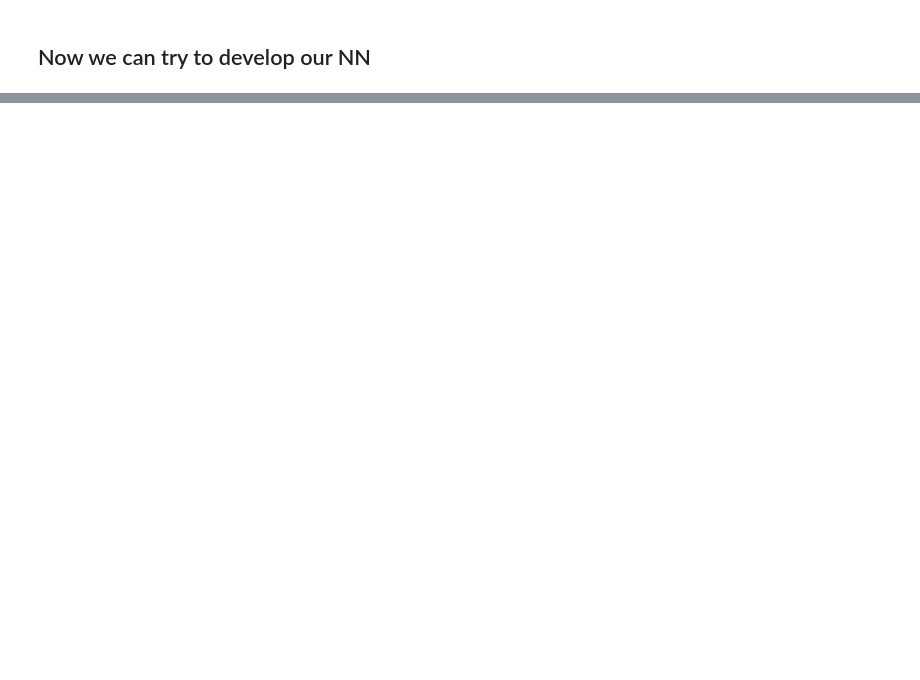
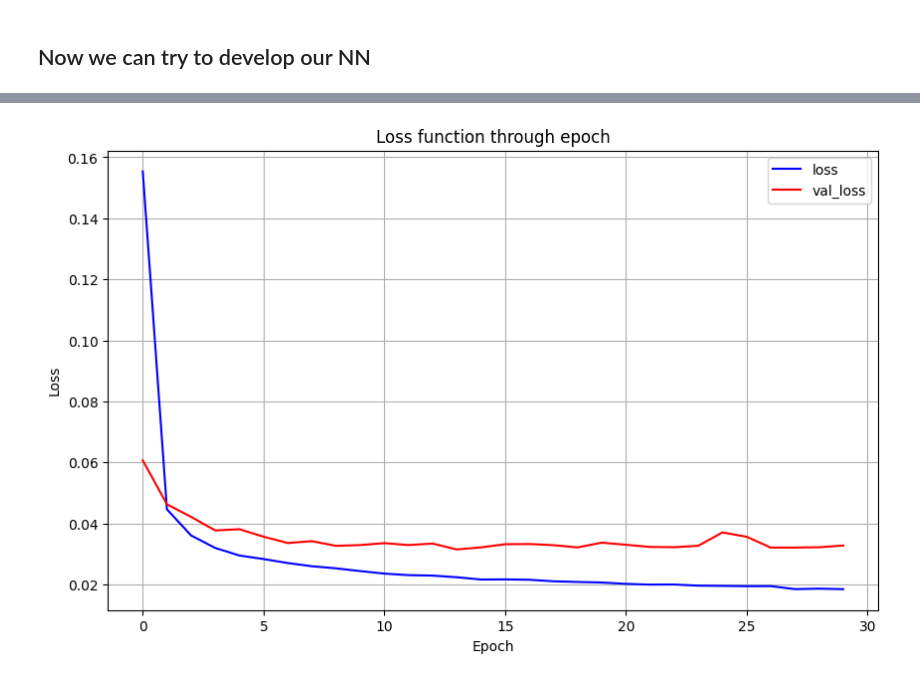
Before and after one commit to alelovo/Project_MachineLearning, a Jupyter notebook: NN.ipynb, the cells around one changed output, grey strips where cells are left out. Saved outputs shown, nothing was run; the diff lists cells and outputs as text; code cells hidden in the pictures; blank space fills up the shorter version.

Commit message:
First NN with USER1 - Test + plot

```diff
--- a/NN.ipynb
+++ b/NN.ipynb
@@ -80,0 +168,4 @@ model0=Sequential[(
+# %%
+# now we divide the df in test and train
+# necessary in order test our results after the application of the model
+x_train,x_test,y_train,y_test=train_test_split(x_scaled,y,test_size=0.2,random_state=42)
@@ -80,0 +195,19 @@ model0=Sequential[(
+# %%
+# NOW WE CAN TRY TO APPLY OUR NN (LINEAR)
+model_user1=Sequential([
+    Dense(64,input_dim=x_train.shape[1],activation='relu',name='first_layer'),
+    # 64 as the number of initial layer is a common choice when we build a NN --> VEDIAMO COME FUNZIA POI NEL CASO SI SISTEMA IN SEGUITO
+    # input_dim: take the dimension of the x_train array --> that is equivalent to the number of feature in input
+
+    # SI POSSONO AGGIUNGERE PER OGNI LAYER --> Dropout(0.3) per evitare overfitting
+
+
+    Dense(32,activation='relu',name='secod_layer'),
+    Dense(1,activation='linear',name='final_layer')
+])
+# %%
+# Now we try to compile the model
+model_user1.compile(optimizer='adam',loss='mse',metrics=['mae'])
+
+#now see some results
+model_user1.summary()
@@ -80,0 +228,9 @@ model0=Sequential[(
+# %%
+# Now we can train our model
+history_model_user1=model_user1.fit(
+    x_train,y_train,
+    validation_split=0.2,
+    epochs=30,
+    batch_size=32,
+    verbose=1
+)
@@ -80,0 +255,13 @@ model0=Sequential[(
+# %%
+# we can try to perform some plots
+plt.figure(figsize=(10,6))
+plt.plot(history_model_user1.history['loss'],color='blue',label='loss')
+plt.plot(history_model_user1.history['val_loss'],color='red',label='val_loss')
+plt.xlabel('Epoch')
+plt.ylabel('Loss')
+plt.title('Loss function through epoch')
+plt.legend()
+plt.grid()
+plt.show()
+# %% [output]
+[figure, added]
```
Also changed, not shown: parts of 22 cells of this notebook, 2 other files.
